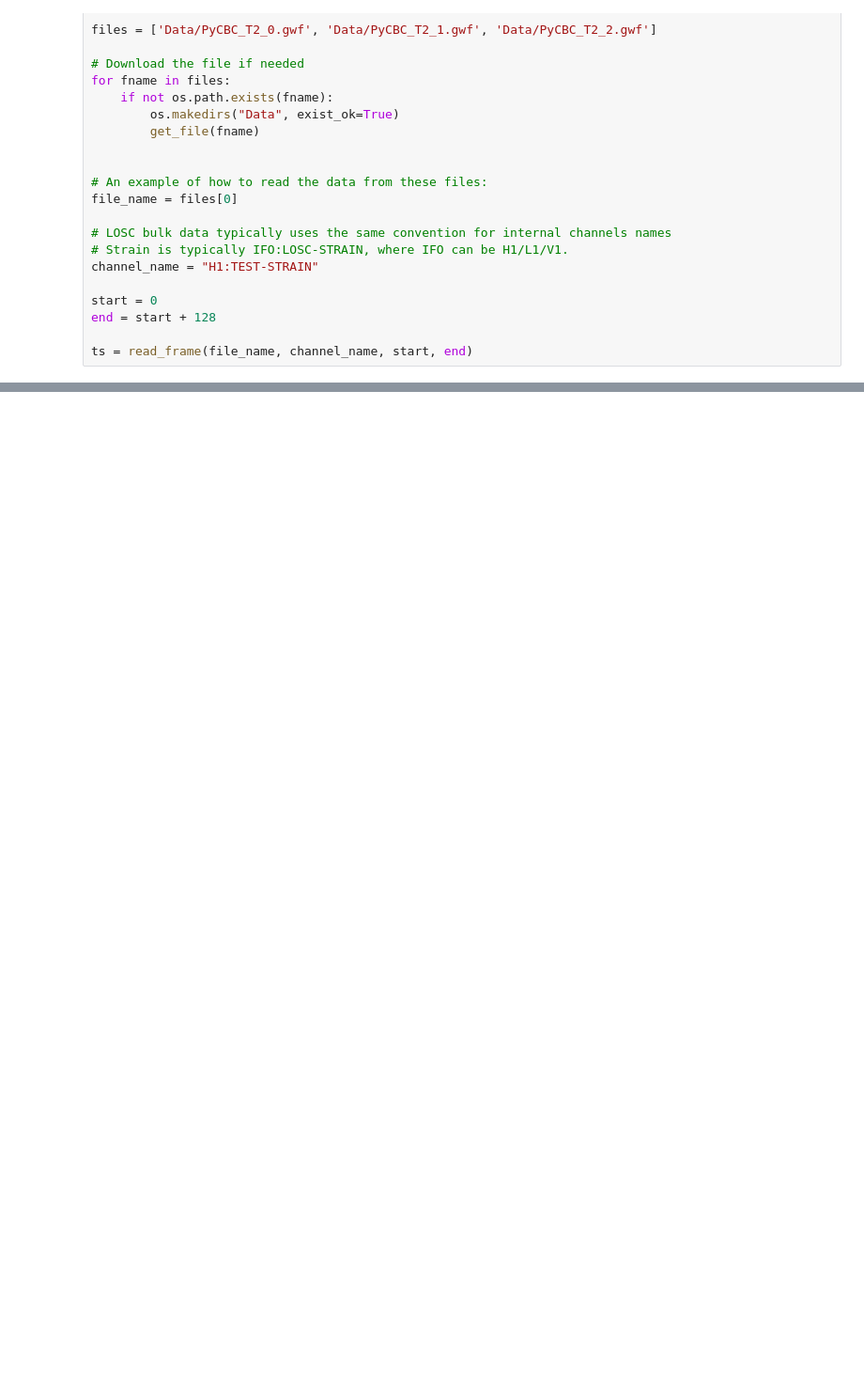
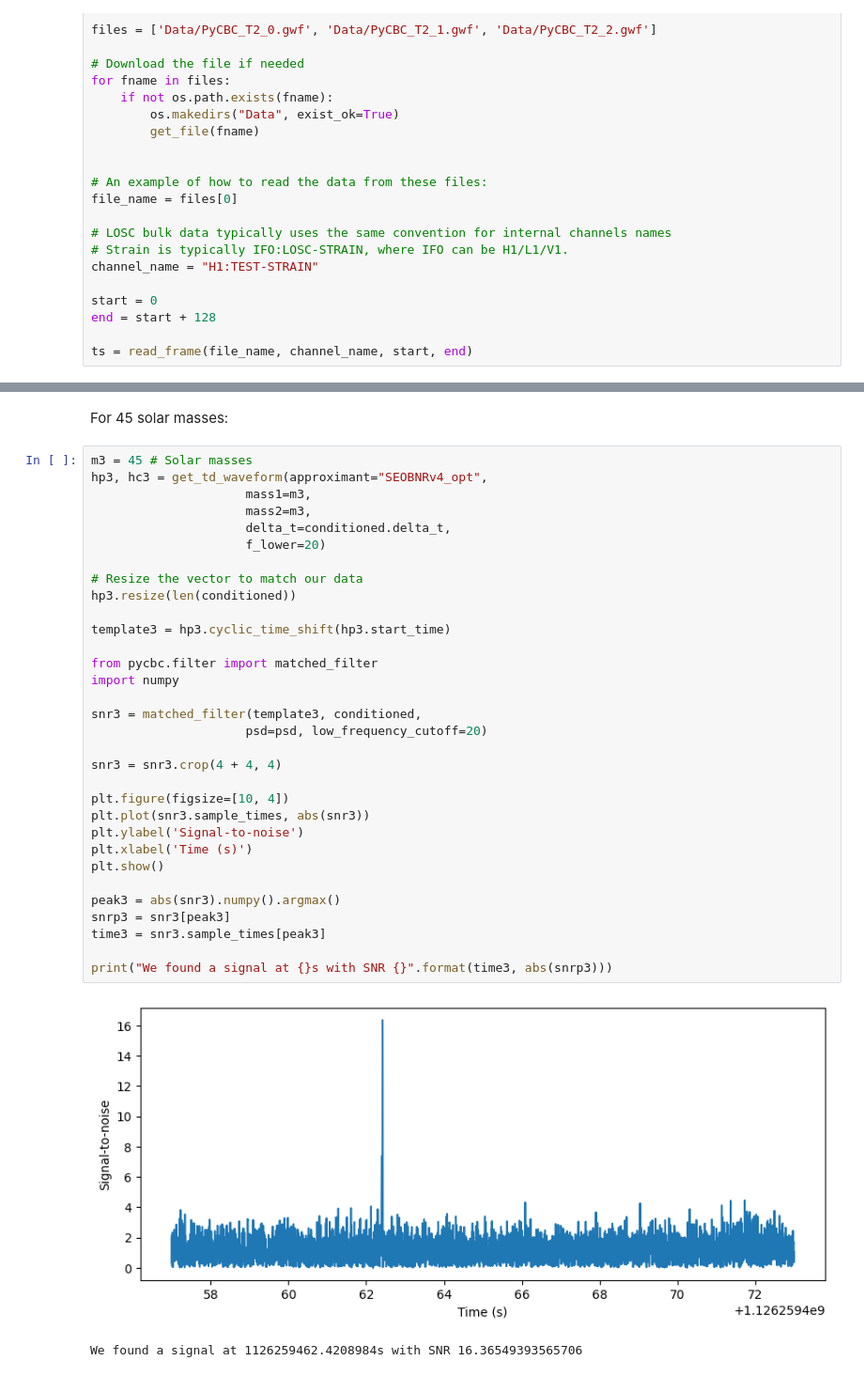
Before and after one commit to norrismeg/odw, a Jupyter notebook: Tutorials/Day_2/Tuto_2.2_Matched_Filtering_In_action.ipynb, the cells around one changed output, grey strips where cells are left out. Shown at 94% size. Cells and saved outputs as stored; diff of their text form; blank space fills up the shorter version.

```diff
--- a/Tutorials/Day_2/Tuto_2.2_Matched_Filtering_In_action.ipynb
+++ b/Tutorials/Day_2/Tuto_2.2_Matched_Filtering_In_action.ipynb
@@ -390,0 +396,37 @@ ValueError: Cannot crop more data than we have
+# %% [markdown]
+For 45 solar masses:
+# %%
+m3 = 45 # Solar masses
+hp3, hc3 = get_td_waveform(approximant="SEOBNRv4_opt",
+                     mass1=m3,
+                     mass2=m3,
+                     delta_t=conditioned.delta_t,
+                     f_lower=20)
+
+# Resize the vector to match our data
+hp3.resize(len(conditioned))
+
+template3 = hp3.cyclic_time_shift(hp3.start_time)
+
+from pycbc.filter import matched_filter
+import numpy
+
+snr3 = matched_filter(template3, conditioned,
+                     psd=psd, low_frequency_cutoff=20)
+
+snr3 = snr3.crop(4 + 4, 4)
+
+plt.figure(figsize=[10, 4])
+plt.plot(snr3.sample_times, abs(snr3))
+plt.ylabel('Signal-to-noise')
+plt.xlabel('Time (s)')
+plt.show()
+
+peak3 = abs(snr3).numpy().argmax()
+snrp3 = snr3[peak3]
+time3 = snr3.sample_times[peak3]
+
+print("We found a signal at {}s with SNR {}".format(time3, abs(snrp3)))
+# %% [output]
+[figure, added]
+We found a signal at 1126259462.4208984s with SNR 16.36549393565706
```
Also changed, not shown: parts of 5 cells of this notebook.
